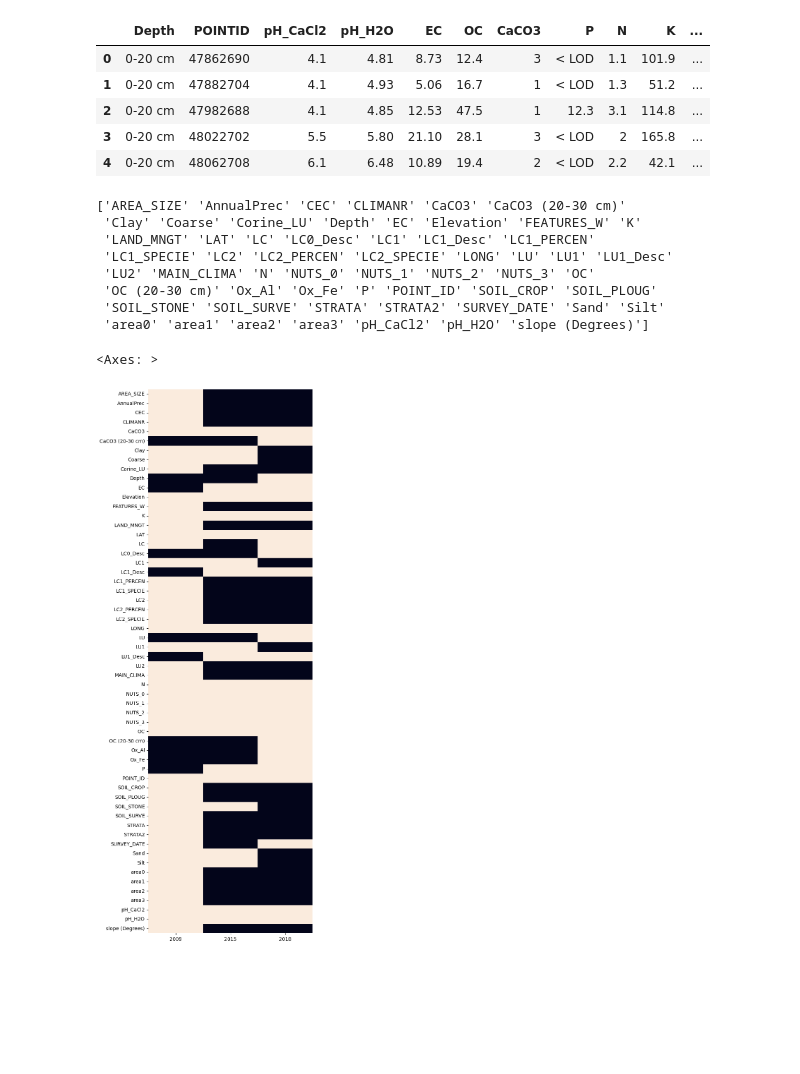
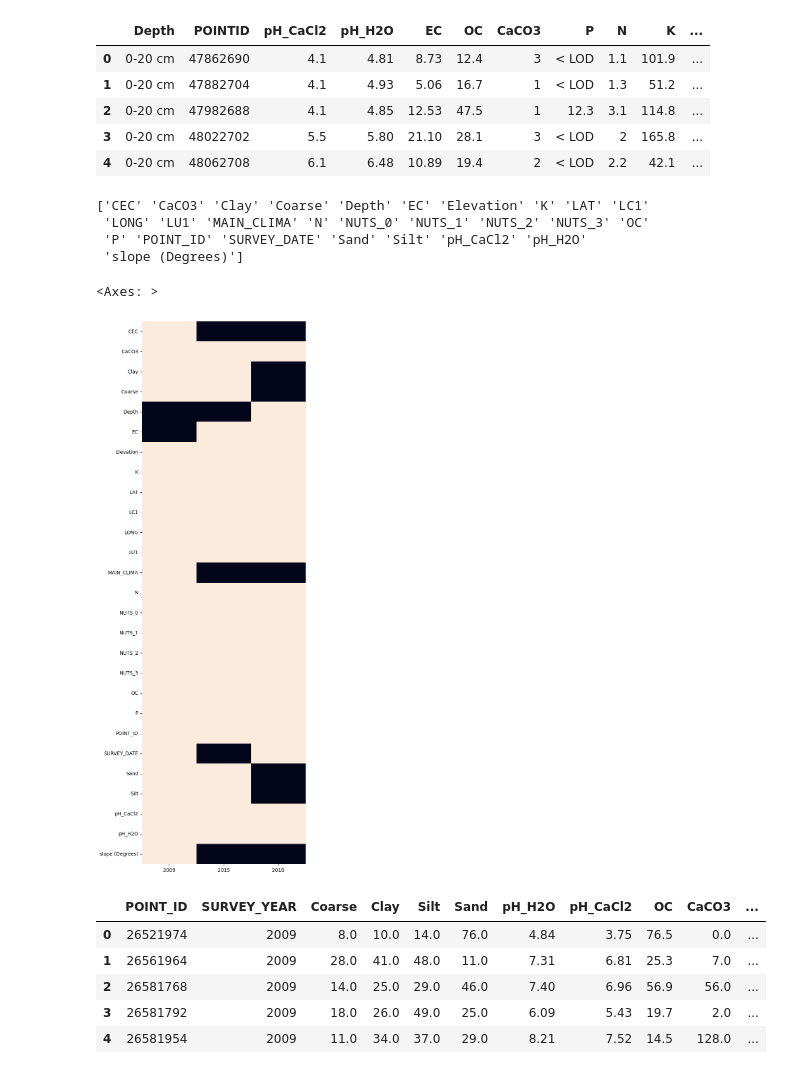
Before and after one commit to frosthog/AI4LSC, a Jupyter notebook: data/LUCAS_Soil_Data_Overview.ipynb, the cells around one changed output. Saved outputs shown, nothing was run; the diff lists cells and outputs as text; code cells hidden in the pictures; blank space fills up the shorter version.

```diff
--- a/data/LUCAS_Soil_Data_Overview.ipynb
+++ b/data/LUCAS_Soil_Data_Overview.ipynb
@@ -24,0 +14,5 @@ soil_2009.head()
+# %%
+soil_2009['SURV_DATE'] = soil_2009['SURV_DATE'].apply(lambda x: datetime.strptime(x, '%d%b%Y:%H:%M:%S').strftime('%d/%m/%y') if isinstance(x, str) else x)
+soil_2009.head()
+#df_2009.describe()
+# Contains all relevant columns
@@ -82,10 +83,10 @@ def in_cols(df, cols):
   return row
 
 soil_2009 = soil_2009.rename(columns={'Elevation(m)': 'Elevation', 'SURV_DATE': 'SURVEY_DATE', 'pH_in_CaCl': 'pH_CaCl2' ,'pH_in_H2O': 'pH_H2O',
-                                      'sand': 'Sand', 'silt':'Silt', 'clay': 'Clay', 'coarse': 'Coarse',
+                                      'sand': 'Sand', 'silt':'Silt', 'clay': 'Clay', 'coarse': 'Coarse', 'P_x':'P',
                                       'nuts0': 'NUTS_0', 'nuts1': 'NUTS_1', 'nuts2': 'NUTS_2', 'nuts3': 'NUTS_3'})
 soil_2015 = soil_2015.rename(columns={'X': 'LONG', 'Y': 'LAT', 'Point_ID':'POINT_ID', 'pH(CaCl2)': 'pH_CaCl2', 'pH(H2O)': 'pH_H2O', 'Soil_Stones': 'SOIL_STONE'})
-soil_2018 = soil_2018.rename(columns={'TH_LONG': 'LONG', 'TH_LAT': 'LAT', 'POINTID': 'POINT_ID', 'Elev':'Elevation'})
+soil_2018 = soil_2018.rename(columns={'TH_LONG': 'LONG', 'TH_LAT': 'LAT', 'POINTID': 'POINT_ID', 'Elev':'Elevation', 'LC': 'LC1', 'LU': 'LU1'})
 
 soil_2009 = soil_2009.drop(['TREES_HEIG',
                             'Transect',
@@ -103,45 +104,88 @@ soil_2009 = soil_2009.drop(['TREES_HEIG',
                             'geom_X',
                             'geom_Y',
                             'PTotal',
-                            'P_x',
                             'ParMat1',
                             'ParMat2',
                             'sample_ID',
                             'LC-Group',
                             'lc_GROUP',
                             'LC-parent',
                             'Notes',
                             'OBS_RADIUS',
+                            'STRATA',
+                            'STRATA2',
+                            'LC',
+                            'LU2',
+                            'AREA_SIZE',
+                            'AnnualPrec',
+                            'Corine_LU',
+                            'FEATURES_W',
+                            'LAND_MNGT',
+                            'area0',
+                            'area1',
+                            'area2',
+                            'area3',
+                            'CLIMANR',
+                            'LC1_SPECIE',
+                            'LC1_PERCEN',
+                            'LC2',
+                            'LC2_SPECIE',
+                            'LC2_PERCEN',
+                            'SOIL_SURVE',
+                            'SOIL_PLOUG', # Signs of plowing: 1 – Yes, 2 – No, 8 – Not Relevant
+                            'SOIL_CROP', # Percentage of residual crop: 1 – %RC < 10, 2 - 10 ≤ %RC < 25, 3 - 10 ≤ %RC < 25, 4 - %RC ≥ 50, 8 – Not Relevant
+                            'SOIL_STONE', # Percentage of stones: 1 – %S < 10, 2 - 10 ≤ %S < 25, 3 - 10 ≤ %S < 25, 4 - %S ≥ 50, 8 – Not Relevant
                             'GPS_LAT', # => LAT
                             'GPS_LONG', # => LONG
                             'Country', # => NUTS_0
                             ],
                            axis=1, errors='ignore')
 
 soil_2015 = soil_2015.drop(['Revisited_point',
-                            ],
+                            'SOIL_STONE',
+                            'LC0_Desc',
+                            'LC1_Desc',
+                            'LU1_Desc'],
+                           axis=1, errors='ignore')
+
+soil_2018 = soil_2018.drop(['LC0_Desc',
+                            'LC1_Desc',
+                            'LU1_Desc',
+                            'Ox_Al',
+                            'Ox_Fe',
+                            'OC (20-30 cm)',
+                            'CaCO3 (20-30 cm)'],
                            axis=1, errors='ignore')
 
 # Check difference columns in df and clean up iteratation wise
 soil_columns = np.concatenate((soil_2009.columns.values, soil_2015.columns.values, soil_2018.columns.values))
 soil_columns = np.unique(soil_columns)
 print(soil_columns)
 col_summary_df = pd.DataFrame(columns=soil_columns)
 
 col_summary_df.loc['2009'] = in_cols(soil_2009, soil_columns)
 col_summary_df.loc['2015'] = in_cols(soil_2015, soil_columns)
 col_summary_df.loc['2018'] = in_cols(soil_2018, soil_columns)
 
 plt.figure(figsize=(6, 20))
 sns.heatmap(col_summary_df.transpose(), cmap='rocket', cbar=False) # dark = column is missing
 # %% [output]
-['AREA_SIZE' 'AnnualPrec' 'CEC' 'CLIMANR' 'CaCO3' 'CaCO3 (20-30 cm)'
- 'Clay' 'Coarse' 'Corine_LU' 'Depth' 'EC' 'Elevation' 'FEATURES_W' 'K'
- 'LAND_MNGT' 'LAT' 'LC' 'LC0_Desc' 'LC1' 'LC1_Desc' 'LC1_PERCEN'
- 'LC1_SPECIE' 'LC2' 'LC2_PERCEN' 'LC2_SPECIE' 'LONG' 'LU' 'LU1' 'LU1_Desc'
- 'LU2' 'MAIN_CLIMA' 'N' 'NUTS_0' 'NUTS_1' 'NUTS_2' 'NUTS_3' 'OC'
- 'OC (20-30 cm)' 'Ox_Al' 'Ox_Fe' 'P' 'POINT_ID' 'SOIL_CROP' 'SOIL_PLOUG'
- 'SOIL_STONE' 'SOIL_SURVE' 'STRATA' 'STRATA2' 'SURVEY_DATE' 'Sand' 'Silt'
- 'area0' 'area1' 'area2' 'area3' 'pH_CaCl2' 'pH_H2O' 'slope (Degrees)']
+['CEC' 'CaCO3' 'Clay' 'Coarse' 'Depth' 'EC' 'Elevation' 'K' 'LAT' 'LC1'
+ 'LONG' 'LU1' 'MAIN_CLIMA' 'N' 'NUTS_0' 'NUTS_1' 'NUTS_2' 'NUTS_3' 'OC'
+ 'P' 'POINT_ID' 'SURVEY_DATE' 'Sand' 'Silt' 'pH_CaCl2' 'pH_H2O'
+ 'slope (Degrees)']
 <Axes: >
-[figure, old version]
+[figure, new version]
+# %%
+soil_2009.insert(1, 'SURVEY_YEAR', 2009)
+soil_2015.insert(1, 'SURVEY_YEAR', 2015)
+soil_2018.insert(1, 'SURVEY_YEAR', 2018)
+soil = pd.concat([soil_2009, soil_2015, soil_2018])
+soil.head()
+# %% [output]
+|  | POINT_ID | SURVEY_YEAR | Coarse | Clay | Silt | Sand | pH_H2O | pH_CaCl2 | OC | CaCO3 | ... |
+| 0 | 26521974 | 2009 | 8.0 | 10.0 | 14.0 | 76.0 | 4.84 | 3.75 | 76.5 | 0.0 | ... |
+| 1 | 26561964 | 2009 | 28.0 | 41.0 | 48.0 | 11.0 | 7.31 | 6.81 | 25.3 | 7.0 | ... |
+| 2 | 26581768 | 2009 | 14.0 | 25.0 | 29.0 | 46.0 | 7.40 | 6.96 | 56.9 | 56.0 | ... |
+| 3 | 26581792 | 2009 | 18.0 | 26.0 | 49.0 | 25.0 | 6.09 | 5.43 | 19.7 | 2.0 | ... |
+| 4 | 26581954 | 2009 | 11.0 | 34.0 | 37.0 | 29.0 | 8.21 | 7.52 | 14.5 | 128.0 | ... |
```
Also changed, not shown: parts of 13 cells of this notebook, 4 other files.
